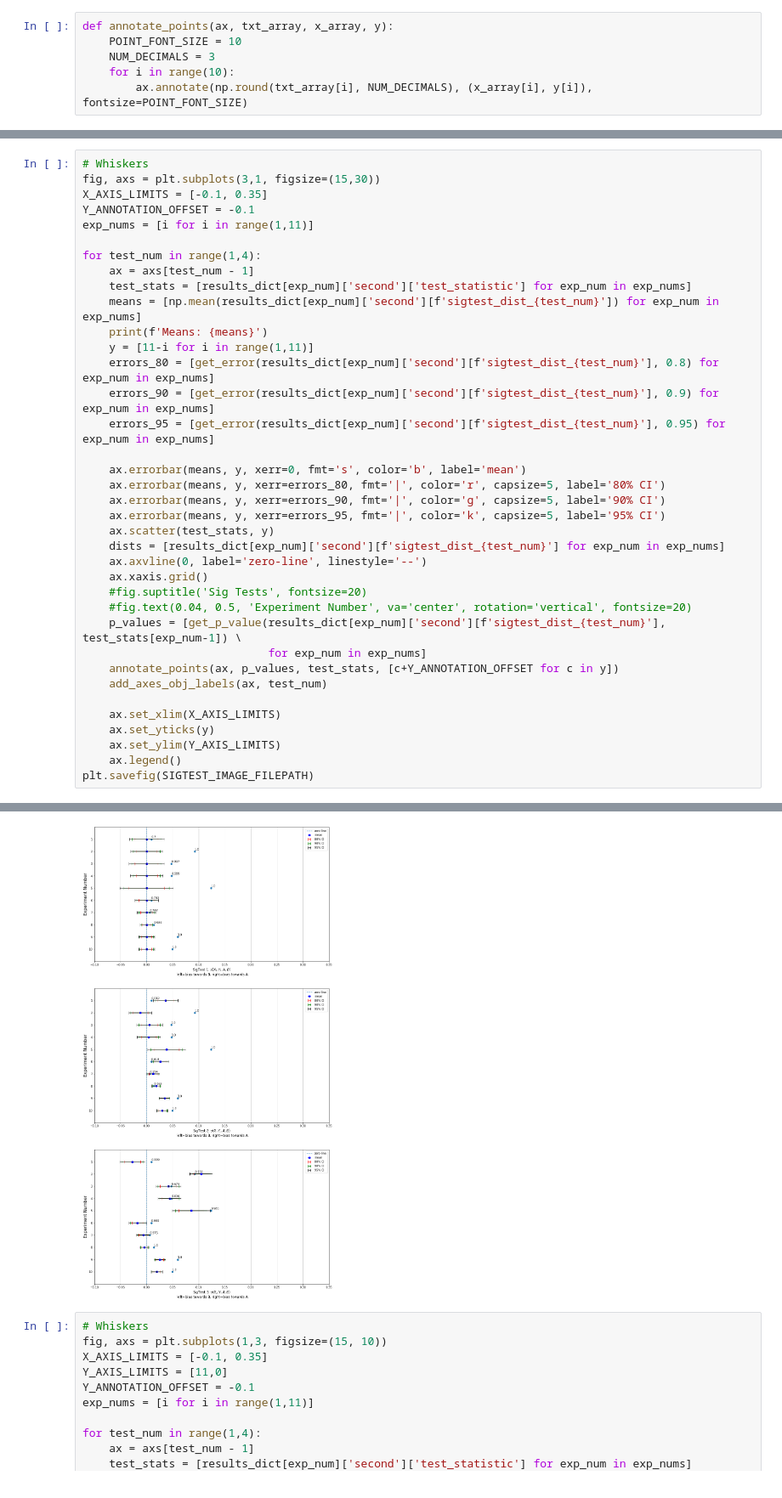
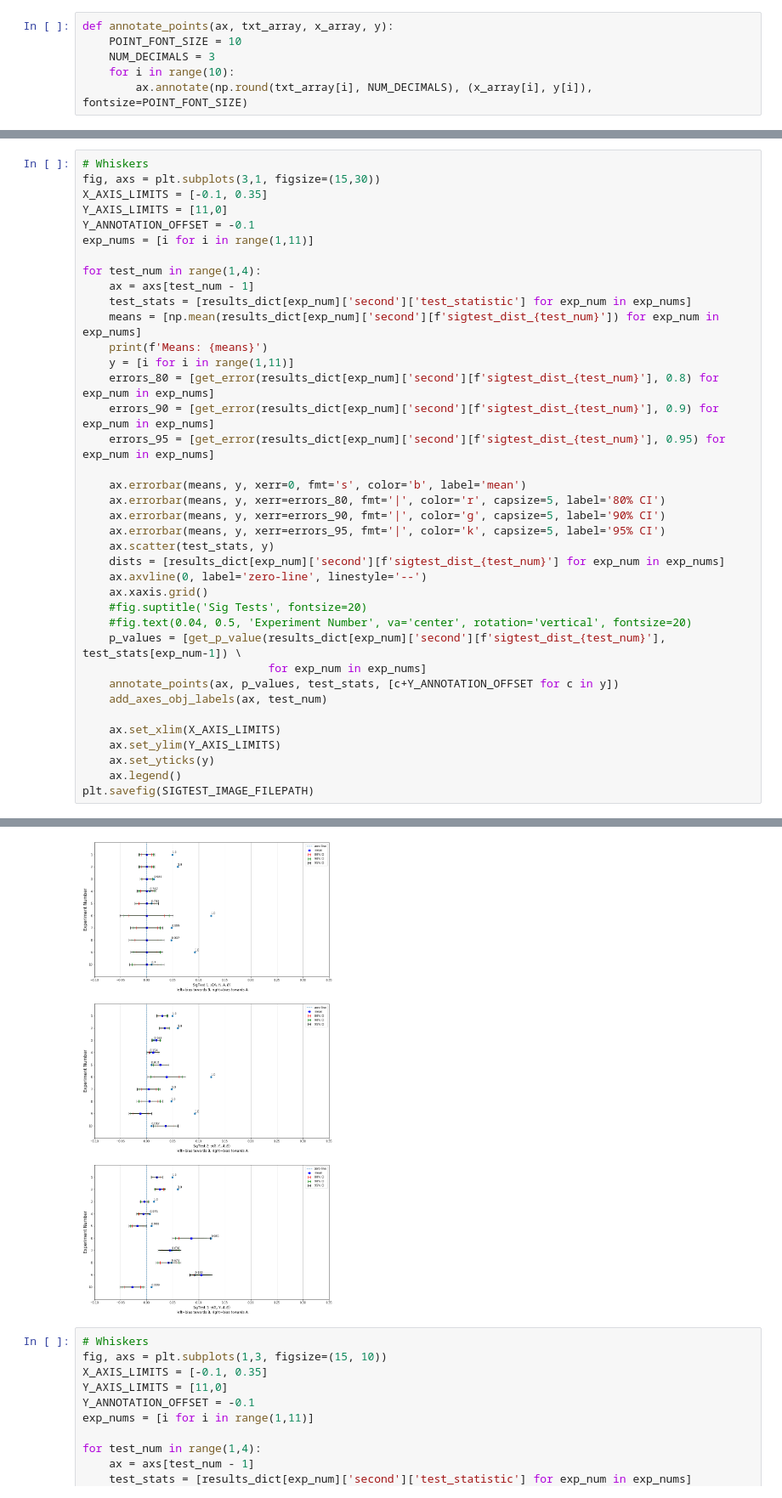
Before and after one commit to danieljsmarda/first-order-cooccurrence-metric-experiments, a Jupyter notebook: notebooks/SigTestVisualization.ipynb, the cells around one changed output, grey strips where cells are left out. Shown: that part at 85% size. Saved outputs shown, nothing was run; the diff lists cells and outputs as text.

Commit message:
Fix reversal bug in vertical sigtest plot

```diff
--- a/notebooks/SigTestVisualization.ipynb
+++ b/notebooks/SigTestVisualization.ipynb
@@ -108,6 +108,7 @@ for test_num in range(1,4):
 # Whiskers
 fig, axs = plt.subplots(3,1, figsize=(15,30))
 X_AXIS_LIMITS = [-0.1, 0.35]
+Y_AXIS_LIMITS = [11,0]
 Y_ANNOTATION_OFFSET = -0.1
 exp_nums = [i for i in range(1,11)]
 
@@ -116,36 +117,36 @@ for test_num in range(1,4):
     test_stats = [results_dict[exp_num]['second']['test_statistic'] for exp_num in exp_nums]
     means = [np.mean(results_dict[exp_num]['second'][f'sigtest_dist_{test_num}']) for exp_num in exp_nums]
     print(f'Means: {means}')
-    y = [11-i for i in range(1,11)]
+    y = [i for i in range(1,11)]
     errors_80 = [get_error(results_dict[exp_num]['second'][f'sigtest_dist_{test_num}'], 0.8) for exp_num in exp_nums]
     errors_90 = [get_error(results_dict[exp_num]['second'][f'sigtest_dist_{test_num}'], 0.9) for exp_num in exp_nums]
     errors_95 = [get_error(results_dict[exp_num]['second'][f'sigtest_dist_{test_num}'], 0.95) for exp_num in exp_nums]
 
     ax.errorbar(means, y, xerr=0, fmt='s', color='b', label='mean')
     ax.errorbar(means, y, xerr=errors_80, fmt='|', color='r', capsize=5, label='80% CI')
     ax.errorbar(means, y, xerr=errors_90, fmt='|', color='g', capsize=5, label='90% CI')
     ax.errorbar(means, y, xerr=errors_95, fmt='|', color='k', capsize=5, label='95% CI')
     ax.scatter(test_stats, y)
     dists = [results_dict[exp_num]['second'][f'sigtest_dist_{test_num}'] for exp_num in exp_nums]
     ax.axvline(0, label='zero-line', linestyle='--')
     ax.xaxis.grid()
     #fig.suptitle('Sig Tests', fontsize=20)
     #fig.text(0.04, 0.5, 'Experiment Number', va='center', rotation='vertical', fontsize=20)
     p_values = [get_p_value(results_dict[exp_num]['second'][f'sigtest_dist_{test_num}'], test_stats[exp_num-1]) \
                             for exp_num in exp_nums]
     annotate_points(ax, p_values, test_stats, [c+Y_ANNOTATION_OFFSET for c in y])
     add_axes_obj_labels(ax, test_num)
 
     ax.set_xlim(X_AXIS_LIMITS)
+    ax.set_ylim(Y_AXIS_LIMITS)
     ax.set_yticks(y)
-    ax.set_ylim(Y_AXIS_LIMITS)
     ax.legend()
 plt.savefig(SIGTEST_IMAGE_FILEPATH)
 # %% [output]
 Means: [-1.2386548e-05, -1.2386548e-05, 1.9979827e-06, -0.00013565653, -1.8445939e-05, -0.00020604176, 7.749893e-05, -4.980314e-06, 4.871774e-06, 0.00011360212]
 Means: [0.03004467, 0.03430602, 0.018396096, 0.012489886, 0.026434036, 0.03830569, 0.0039918907, 0.005557055, -0.012162381, 0.036422484]
 Means: [0.019468728, 0.025388291, -0.004357319, -0.006692389, -0.01746346, 0.08525587, 0.04404131, 0.041771974, 0.10467476, -0.027207311]
-[figure, old version]
+[figure, new version]
 # %%
 # Whiskers
 fig, axs = plt.subplots(1,3, figsize=(15, 10))
```
Also changed, not shown: 3 other files.
